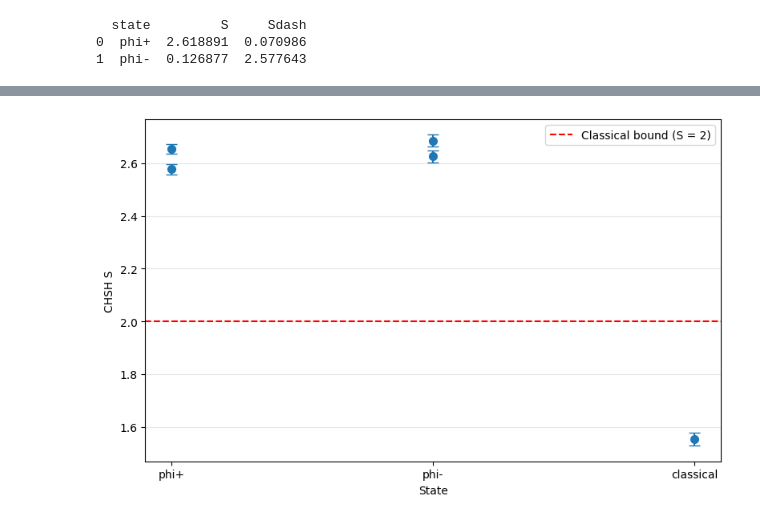
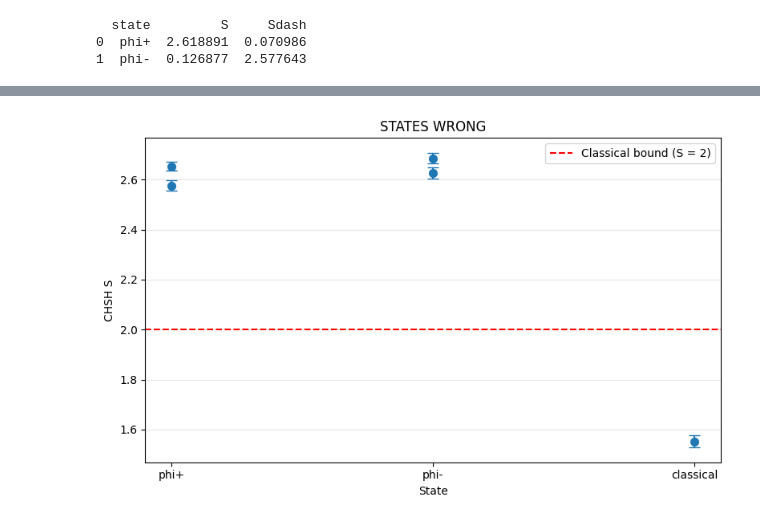
Before and after one commit to leonieplatzer/bell_inequality_lab_report, a Jupyter notebook: correlation_curves.ipynb, the cells around one changed output, grey strips where cells are left out. Saved outputs shown, nothing was run; the diff lists cells and outputs as text; code cells hidden in the pictures.

```diff
--- a/correlation_curves.ipynb
+++ b/correlation_curves.ipynb
@@ -112,31 +114,32 @@ for file in files:
 
     try:
         S = float(header.split("CHSH Result:")[1].split()[0])
         DeltaS = float(header.split("CHSH Error:")[1].split()[0])
         n = int(header.split("no of Stdev:")[1].split()[0])
     except (IndexError, ValueError):
         continue
 
     data.append({"filename": file.name, "S": S, "DeltaS": DeltaS, "n": n})
 
 # create state column
 for d in data:
     d["state"] = d["filename"].rsplit("_", 1)[-1].replace(".txt", "").strip()
 
 #display(data)
 states = [d["state"] for d in data]
 S = [d["S"] for d in data]
 errors = [d["DeltaS"] for d in data]
 
 plt.figure(figsize=(8, 5))
 plt.errorbar(states, S, yerr=errors, fmt='o', capsize=5, markersize=7)
 plt.axhline(y=2, color="red", linestyle="--", label="Classical bound (S = 2)")
 
+plt.title("STATES WRONG")
 plt.xlabel("State")
 plt.ylabel("CHSH S")
 plt.legend()
 plt.grid(axis="y", alpha=0.3)
 plt.tight_layout()
 plt.show()
 # %% [output]
-[figure, old version]
+[figure, new version]
```
Also changed, not shown: parts of 1 cell of this notebook.
